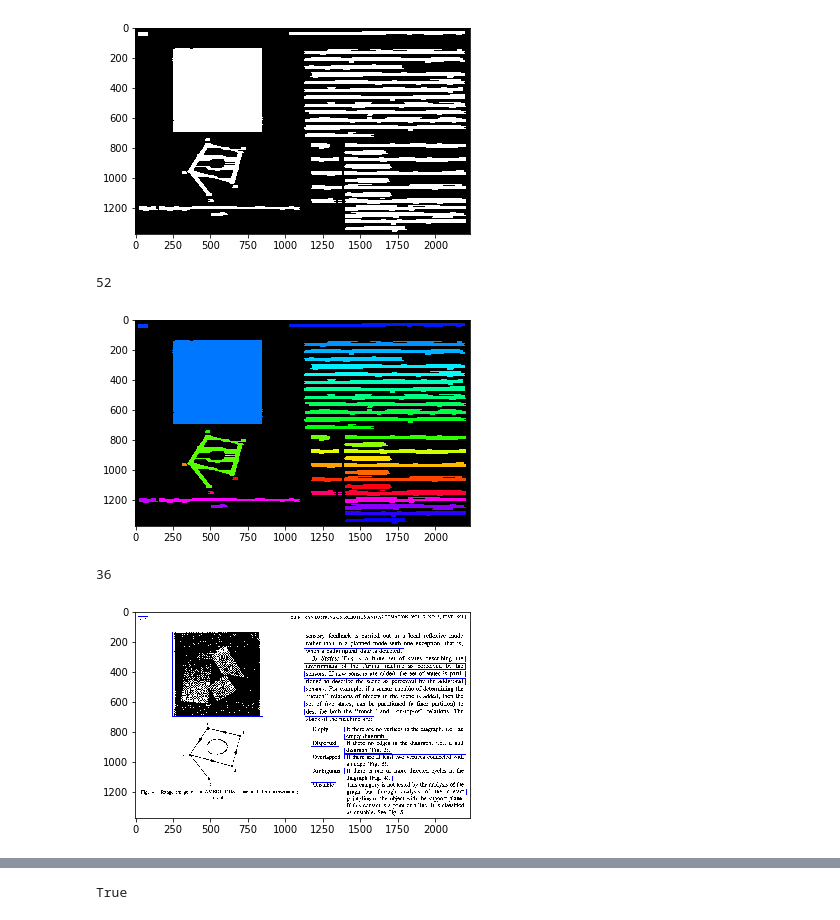
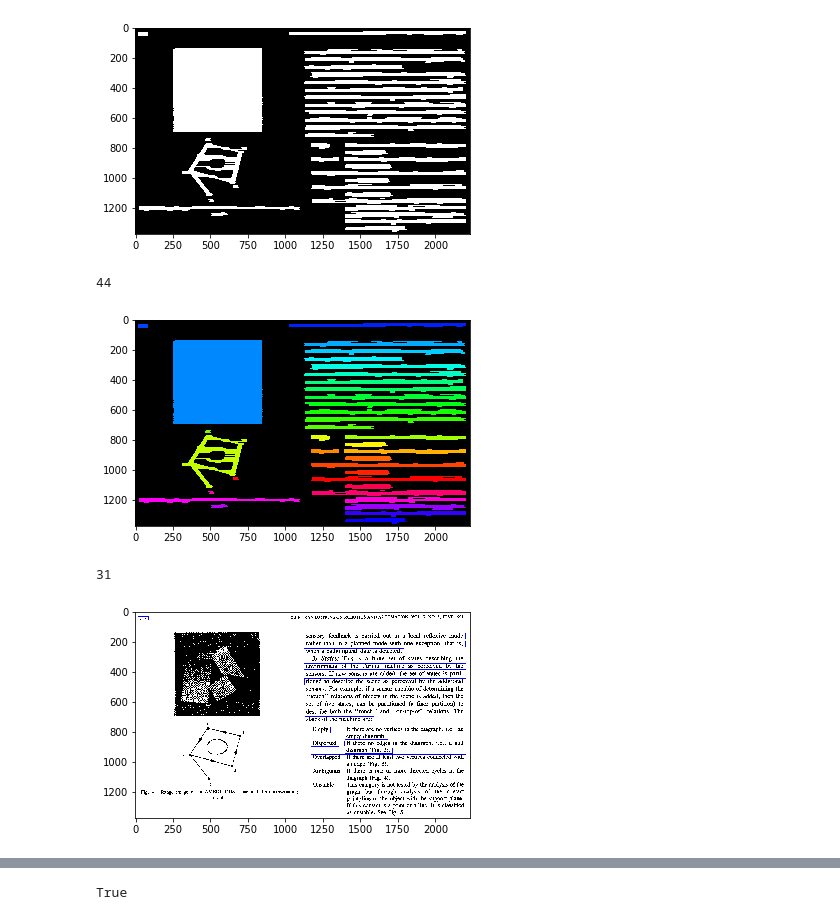
Before and after one commit to Rkanehisa/MO443, a Jupyter notebook: trabalho_3/trabalho_3.ipynb, the cells around one changed output, grey strips where cells are left out. Drawn from its saved outputs; the diff is of its cells as text; code cells hidden in the pictures.

```diff
--- a/trabalho_3/trabalho_3.ipynb
+++ b/trabalho_3/trabalho_3.ipynb
@@ -33,4 +32,4 @@ plt.show()
 # %% [output]
 [figure]
 # %%
-closing = cv2.dilate(intersection, kernel3)
+closing = closing = cv2.morphologyEx(closing, cv2.MORPH_CLOSE, kernel3)
@@ -59,13 +56,13 @@ labeled_img[label_hue==0] = 0
 
 print(ret)
 # %% [output]
-52
+44
 # %%
 fig = plt.figure()
 plt.imshow(labeled_img)
 plt.show()
 # %% [output]
-[figure, old version]
+[figure, new version]
 # %%
 for label in range(1,ret):
     mask = np.array(labels, dtype=np.uint8)
@@ -79,37 +76,36 @@ img3 = np.zeros((img.shape[0],img.shape[1],3),np.uint8)
 img3[:,:,0] = img
 img3[:,:,1] = img
 img3[:,:,2] = img
 
 area = np.array([None for i in range(len(boxes))])
 
 comps = (1-img3)*255
 c = 0
 for i in range(len(boxes)):
     y,x,h,w = boxes[i]
     p = 0
     b = 0
     change_v = 0
     change_h = 0
     tmp = img[x:x+w,y:y+h]
     for j in range(x,x+w):
         for k in range(y,y+h):
             if(1-img[j][k]) == 0:
                 p += 1
             if(j < img.shape[0]):
                 change_v += abs(img[j][k]-img[j+1][k])
             if(k < img.shape[1]):
                 change_h += abs(img[j][k]-img[j][k+1])
 
-    area[i] = (p/(h*w), (change_v+change_h))
 
-
-    if(p/(h*w) > 0.15):
-        cv2.rectangle(comps,(y,x),(y+h,x+w),(0,0,255))
-        c+=1
+    if(p/(h*w) > 0.15 and p/(h*w) < .7):
+        if(p > 0 and (change_v+change_h)/p < .9):
+            cv2.rectangle(comps,(y,x),(y+h,x+w),(0,0,255))
+            c+=1
 print(c)
 fig = plt.figure()
 plt.imshow(comps,cmap="gray")
 plt.show()
 # %% [output]
-36
+31
-[figure, old version]
+[figure, new version]
```
Also changed, not shown: parts of 14 cells of this notebook.
